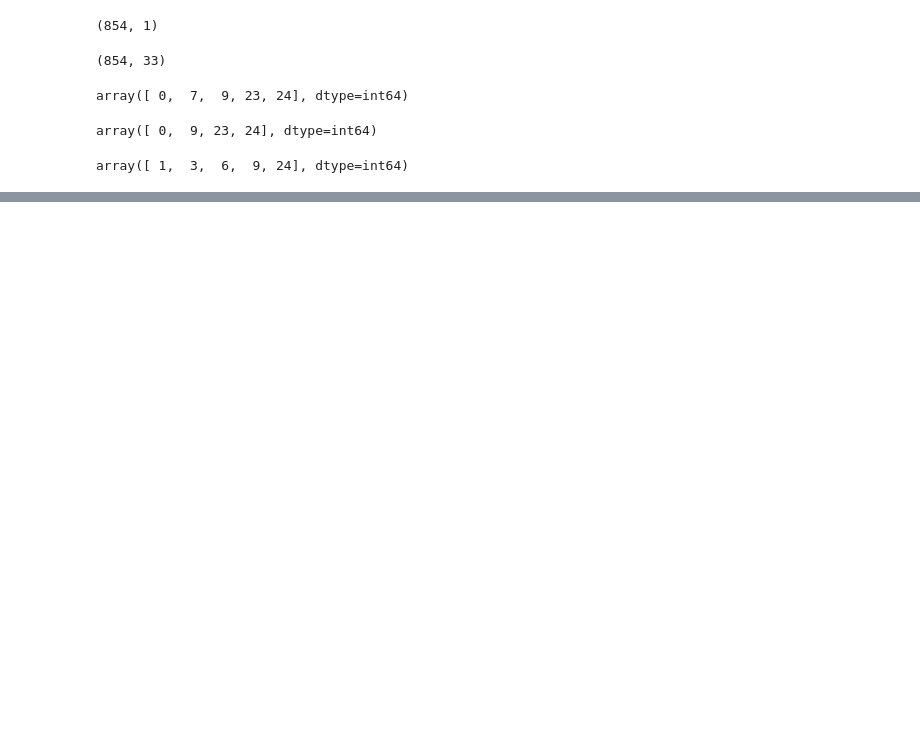
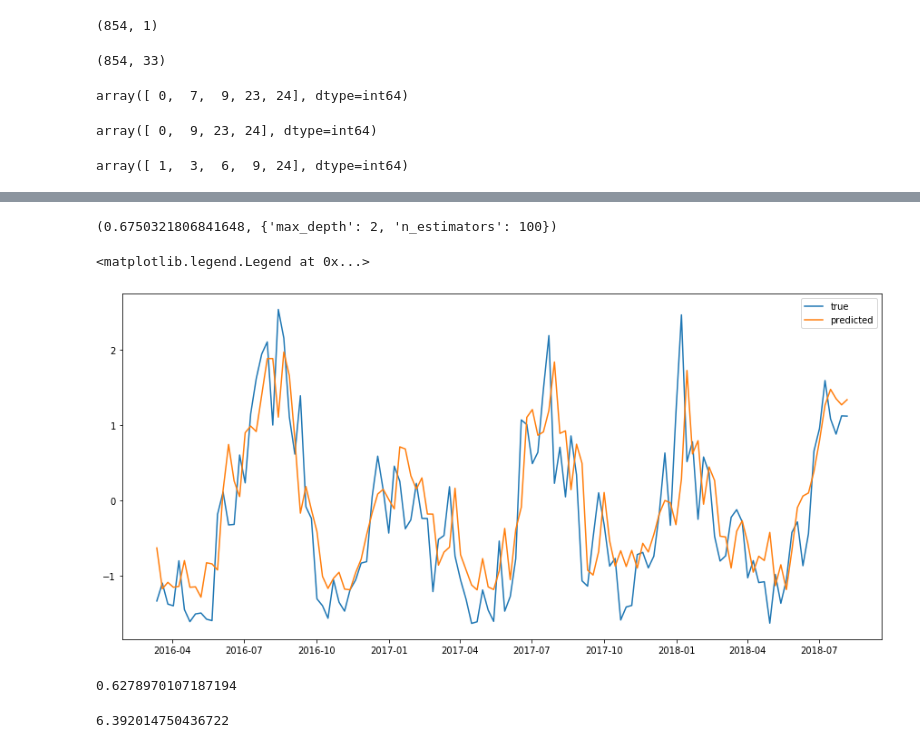
Before and after one commit to TrickSonix/Machine-Learning-in-buisness, a Jupyter notebook: Homework4.ipynb, the cells around one changed output, grey strips where cells are left out. Drawn from its saved outputs; the diff is of its cells as text; code cells hidden in the pictures; blank space fills up the shorter version.

```diff
--- a/Homework4.ipynb
+++ b/Homework4.ipynb
@@ -201,0 +317,38 @@ array([ 1,  3,  6,  9, 24], dtype=int64)
+# %%
+train_1, test_1 = split_data(data_w, '01-06-2016')
+# %%
+X_train_1 = X_1_selected[:train_1.shape[0], :]
+y_train_1 = scaled_target_1[:train_1.shape[0], 0]
+X_test_1 = X_1_selected[train_1.shape[0]:, :]
+y_test_1 = scaled_target_1[train_1.shape[0]:, 0]
+# %%
+model_gb = GradientBoostingRegressor()
+
+search = GridSearchCV(model_gb, param_grid=param_dist, scoring='r2', n_jobs=-1)
+
+search.fit(X_train_1, y_train_1)
+search.best_score_, search.best_params_
+# %% [output]
+(0.6750321806841648, {'max_depth': 2, 'n_estimators': 100})
+# %%
+model_gb_b_1 = GradientBoostingRegressor(max_depth=2, n_estimators=100)
+
+model_gb_b_1.fit(X_train_1, y_train_1)
+y_pred_1 = model_gb_b_1.predict(X_test_1)
+# %%
+plt.figure(figsize=(15,7))
+
+plt.plot(test_1.index[h+p:], y_test_1, label='true')
+plt.plot(test_1.index[h+p:], y_pred_1, label='predicted')
+plt.legend()
+# %% [output]
+<matplotlib.legend.Legend at 0x...>
+[figure, added]
+# %%
+r2_score(y_test_1, y_pred_1)
+# %% [output]
+0.6278970107187194
+# %%
+mean_absolute_percentage_error(scl_1.inverse_transform(y_test_1), scl_1.inverse_transform(y_pred_1))
+# %% [output]
+6.392014750436722
```
Also changed, not shown: parts of 27 cells of this notebook.
